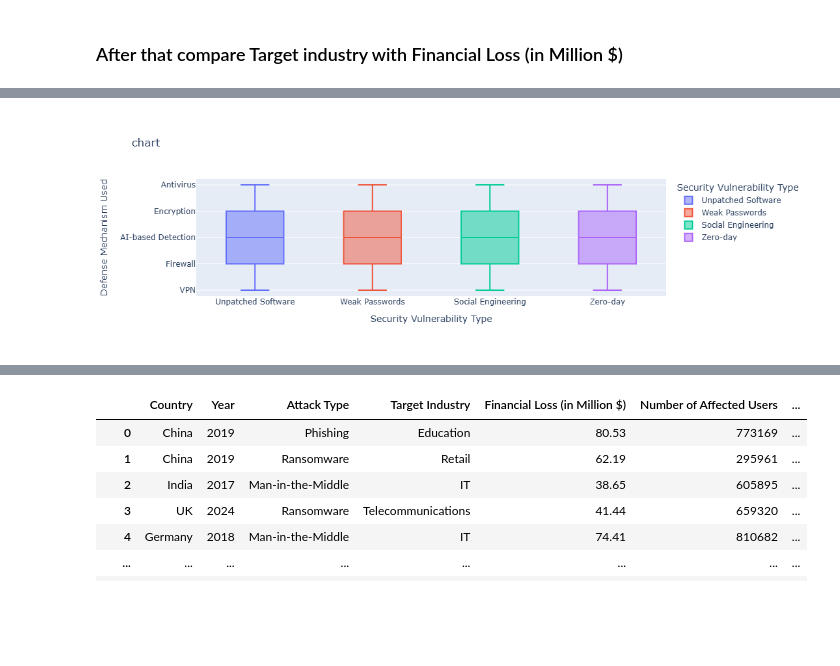
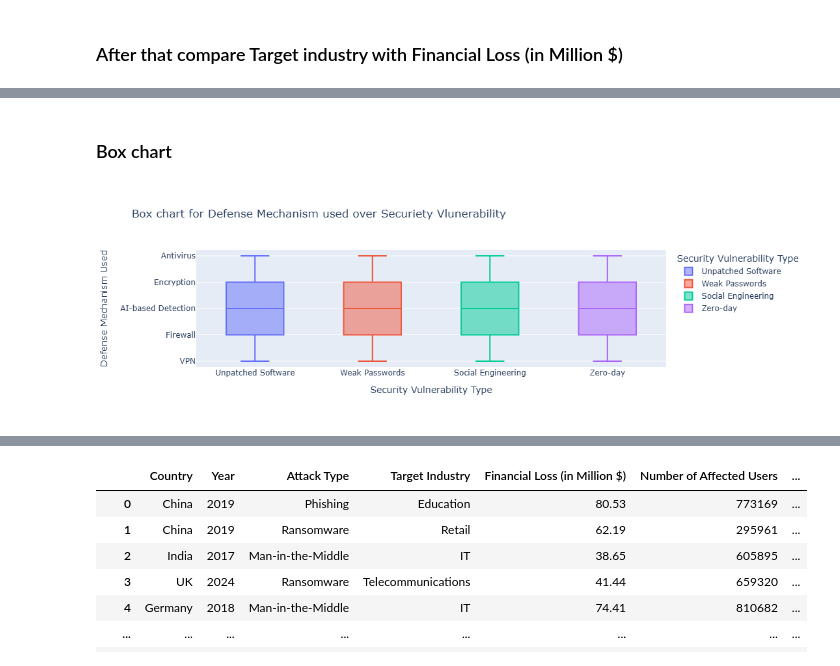
Before and after one commit to singhtarjot2-wq/Cybersecurity-Project, a Jupyter notebook: cyber securityproject (1).ipynb, the cells around one changed output, grey strips where cells are left out. Saved outputs shown, nothing was run; the diff lists cells and outputs as text; code cells hidden in the pictures; blank space fills up the shorter version.

Commit message:
add cyber securityproject(1).ipynb file

```diff
--- a/cyber securityproject.ipynb
+++ b/cyber securityproject (1).ipynb
@@ -269,5 +371,7 @@ fix.show()
+# %% [markdown]
+### Box chart
 # %%
-fix=px.box(df,y="Defense Mechanism Used",x="Security Vulnerability Type",color="Security Vulnerability Type",title=" chart")
+fix=px.box(df,y="Defense Mechanism Used",x="Security Vulnerability Type",color="Security Vulnerability Type",title="Box chart for Defense Mechanism used over Securiety Vlunerability")
 fix.show()
 # %% [output]
-[figure, old version]
+[figure, new version]
```
Also changed, not shown: parts of 32 cells of this notebook.
